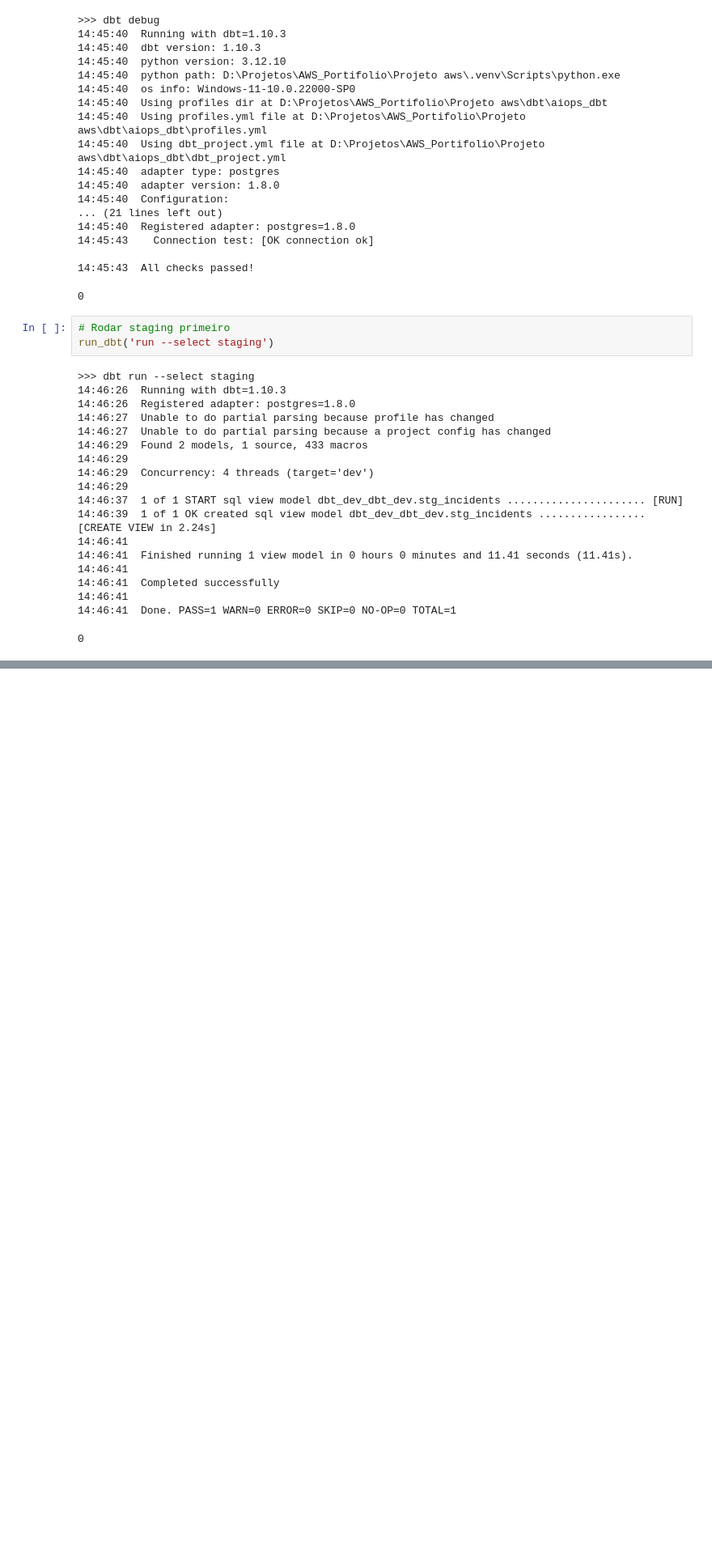
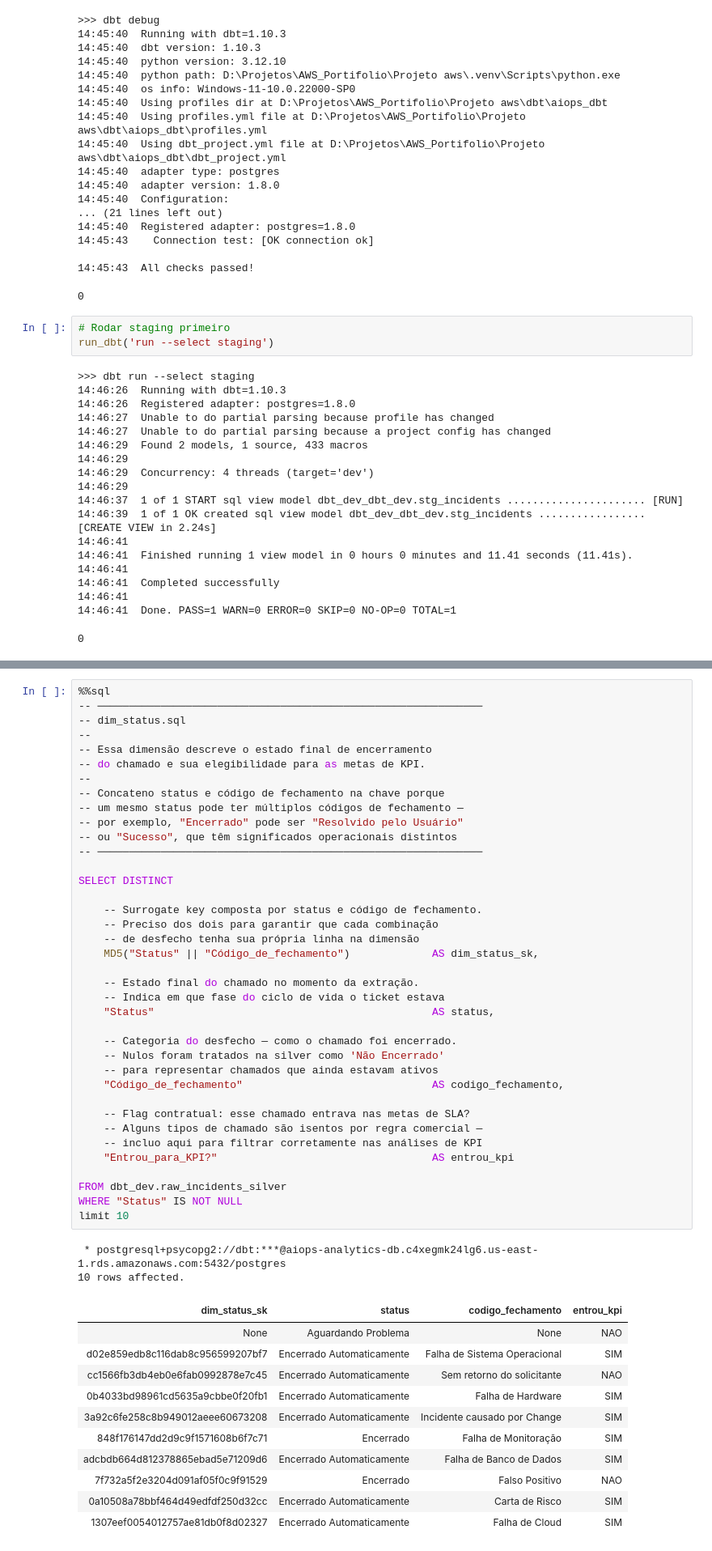
Before and after one commit to LucasBitte/aiops-locaweb-predictive-analytics, a Jupyter notebook: notebooks/03_dbt_star_schema.ipynb, the cells around one changed output, grey strips where cells are left out. Shown at 81% size. Cells and saved outputs as stored; diff of their text form; blank space fills up the shorter version.

```diff
--- a/notebooks/03_dbt_star_schema.ipynb
+++ b/notebooks/03_dbt_star_schema.ipynb
@@ -151,0 +353,52 @@ run_dbt('run --select staging')
+# %%
+%%sql
+-- ─────────────────────────────────────────────────────────────
+-- dim_status.sql
+--
+-- Essa dimensão descreve o estado final de encerramento
+-- do chamado e sua elegibilidade para as metas de KPI.
+--
+-- Concateno status e código de fechamento na chave porque
+-- um mesmo status pode ter múltiplos códigos de fechamento —
+-- por exemplo, "Encerrado" pode ser "Resolvido pelo Usuário"
+-- ou "Sucesso", que têm significados operacionais distintos
+-- ─────────────────────────────────────────────────────────────
+
+SELECT DISTINCT
+
+    -- Surrogate key composta por status e código de fechamento.
+    -- Preciso dos dois para garantir que cada combinação
+    -- de desfecho tenha sua própria linha na dimensão
+    MD5("Status" || "Código_de_fechamento")             AS dim_status_sk,
+
+    -- Estado final do chamado no momento da extração.
+    -- Indica em que fase do ciclo de vida o ticket estava
+    "Status"                                            AS status,
+
+    -- Categoria do desfecho — como o chamado foi encerrado.
+    -- Nulos foram tratados na silver como 'Não Encerrado'
+    -- para representar chamados que ainda estavam ativos
+    "Código_de_fechamento"                              AS codigo_fechamento,
+
+    -- Flag contratual: esse chamado entrava nas metas de SLA?
+    -- Alguns tipos de chamado são isentos por regra comercial —
+    -- incluo aqui para filtrar corretamente nas análises de KPI
+    "Entrou_para_KPI?"                                  AS entrou_kpi
+
+FROM dbt_dev.raw_incidents_silver
+WHERE "Status" IS NOT NULL
+limit 10
+# %% [output]
+ * postgresql+psycopg2://dbt:***@aiops-analytics-db.c4xegmk24lg6.us-east-1.rds.amazonaws.com:5432/postgres
+10 rows affected.
+| dim_status_sk | status | codigo_fechamento | entrou_kpi |
+| None | Aguardando Problema | None | NAO |
+| d02e859edb8c116dab8c956599207bf7 | Encerrado Automaticamente | Falha de Sistema Operacional | SIM |
+| cc1566fb3db4eb0e6fab0992878e7c45 | Encerrado Automaticamente | Sem retorno do solicitante | NAO |
+| 0b4033bd98961cd5635a9cbbe0f20fb1 | Encerrado Automaticamente | Falha de Hardware | SIM |
+| 3a92c6fe258c8b949012aeee60673208 | Encerrado Automaticamente | Incidente causado por Change | SIM |
+| 848f176147dd2d9c9f1571608b6f7c71 | Encerrado | Falha de Monitoração | SIM |
+| adcbdb664d812378865ebad5e71209d6 | Encerrado Automaticamente | Falha de Banco de Dados | SIM |
+| 7f732a5f2e3204d091af05f0c9f91529 | Encerrado | Falso Positivo | NAO |
+| 0a10508a78bbf464d49edfdf250d32cc | Encerrado Automaticamente | Carta de Risco | SIM |
+| 1307eef0054012757ae81db0f8d02327 | Encerrado Automaticamente | Falha de Cloud | SIM |
```
Also changed, not shown: parts of 12 cells of this notebook, 2 other files.
